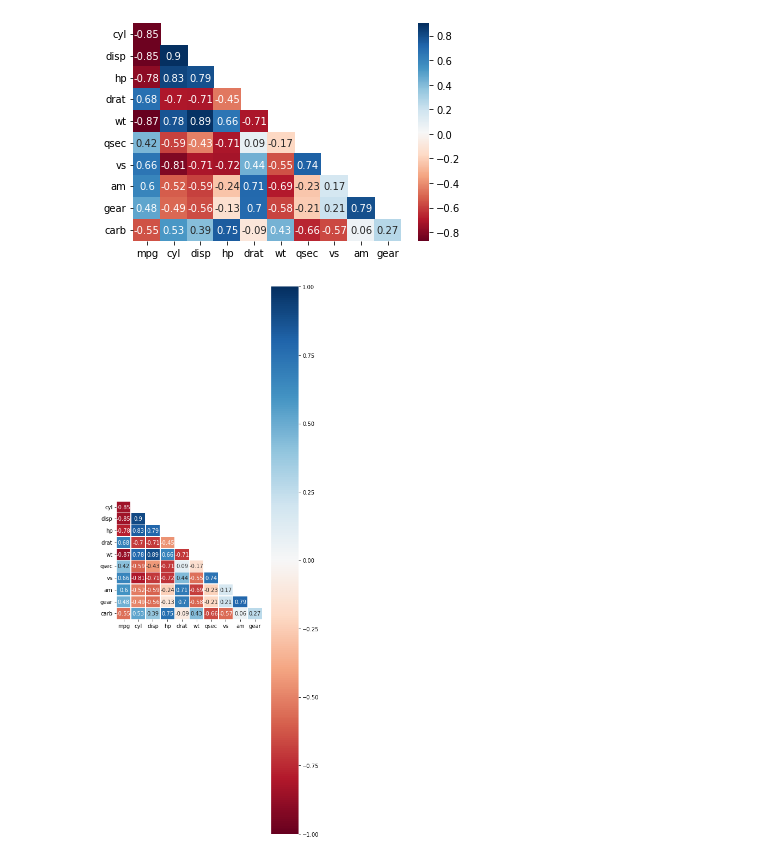
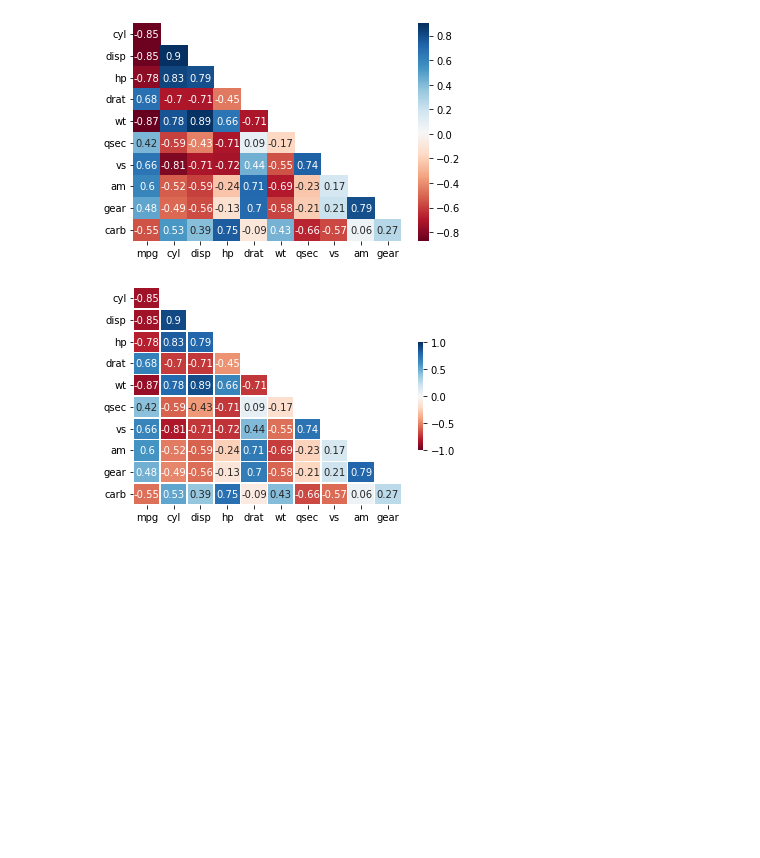
Before and after one commit to ha-es/doit_python, a Jupyter notebook: 14_data/heatmap.ipynb, the cells around one changed output. Saved outputs shown, nothing was run; the diff lists cells and outputs as text; code cells hidden in the pictures; blank space fills up the shorter version.

```diff
--- a/14_data/heatmap.ipynb
+++ b/14_data/heatmap.ipynb
@@ -135,11 +135,11 @@ sns.heatmap( data = cor_new,
 # %%
 sns.heatmap( data = cor_new,
            annot = True,
            cmap='RdBu',
            mask = mask_new,
            linewidths = .5,  #경계 구분선 추가
            vmax=1,  #가장 진한 파란색으로 표현할 수 있는 최댓값
-           vmin= -1,  #가장 진한 빨간색으로 표현할 수 있는 최소값
-           cbar_kws = {"shrink":5});  #범례 크기 줄이기
+           vmin= -1,
+           cbar_kws = {"shrink":.5});  #가장 진한 빨간색으로 표현할 수 있는 최소값
 # %% [output]
-[figure, old version]
+[figure, new version]
```
Also changed, not shown: 2 other files.
